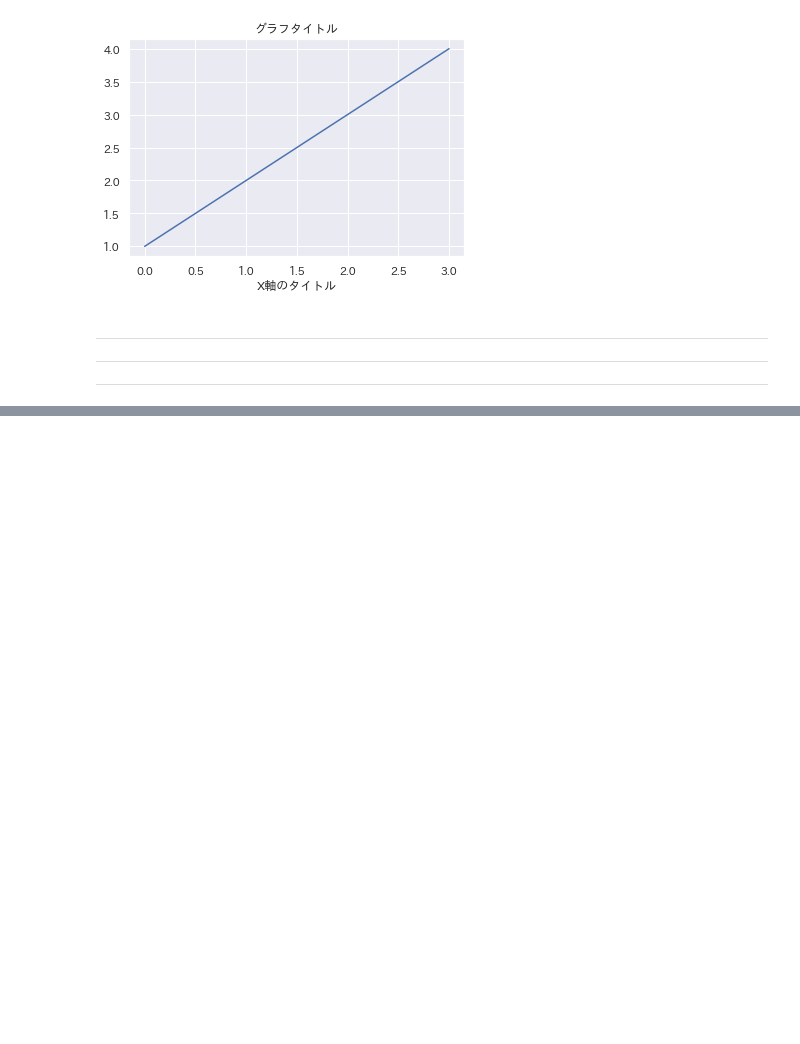
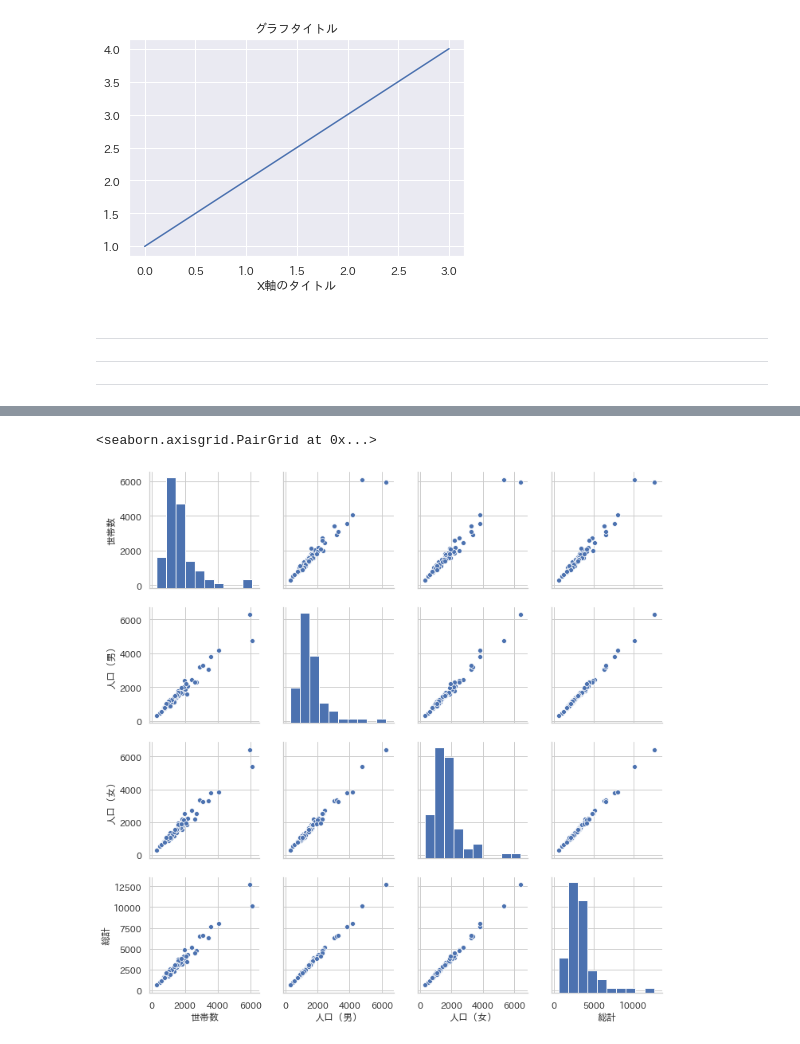
Before and after one commit to tom2rd/Googlecolabutils, a Jupyter notebook: Matplot_pyplot_JP_example0.ipynb, the cells around one changed output, grey strips where cells are left out. Drawn from its saved outputs; the diff is of its cells as text; code cells hidden in the pictures; blank space fills up the shorter version.

```diff
--- a/Matplot_pyplot_JP_example0.ipynb
+++ b/Matplot_pyplot_JP_example0.ipynb
@@ -57,0 +132,5 @@ plt.show()
+# %%
+sns.pairplot(df.query('世帯数 < 6101'))
+# %% [output]
+<seaborn.axisgrid.PairGrid at 0x...>
+[figure, added]
```
Also changed, not shown: parts of 22 cells of this notebook.
